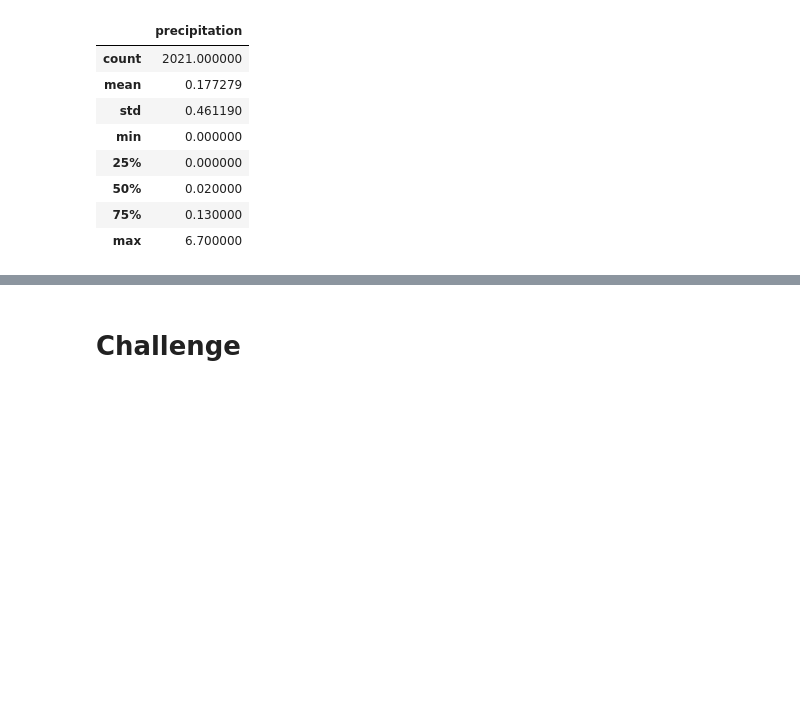
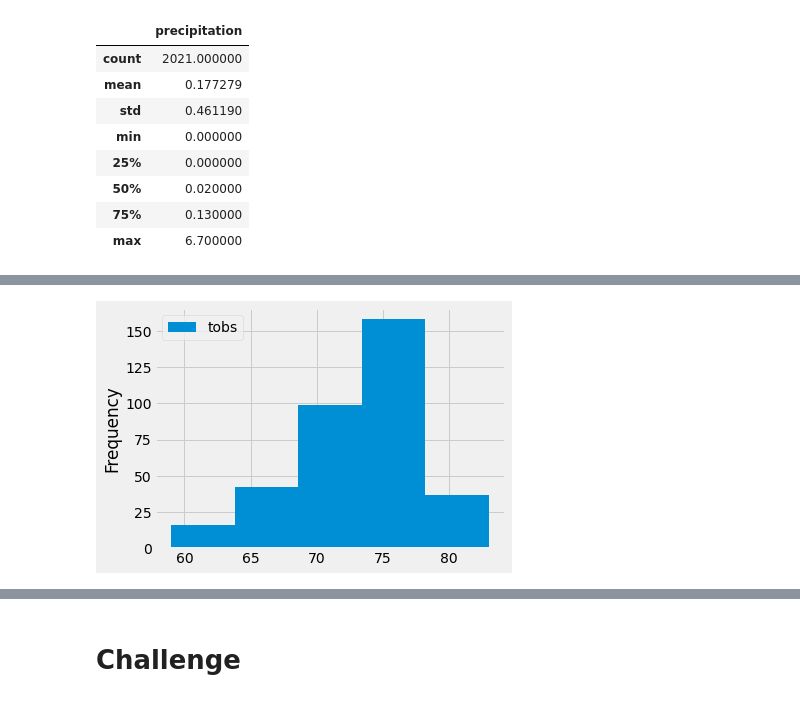
Before and after one commit to shrutiramana/surfs_up, a Jupyter notebook: climate_analysis.ipynb, the cells around one changed output, grey strips where cells are left out. Drawn from its saved outputs; the diff is of its cells as text; code cells hidden in the pictures; blank space fills up the shorter version.

```diff
--- a/climate_analysis.ipynb
+++ b/climate_analysis.ipynb
@@ -98,0 +145,6 @@ df.describe()
+# %%
+# number of bins in the plot to 5 and the results as a histogram
+df.plot.hist(bins=5)
+plt.tight_layout()
+# %% [output]
+[figure, added]
```
Also changed, not shown: parts of 7 cells of this notebook.
